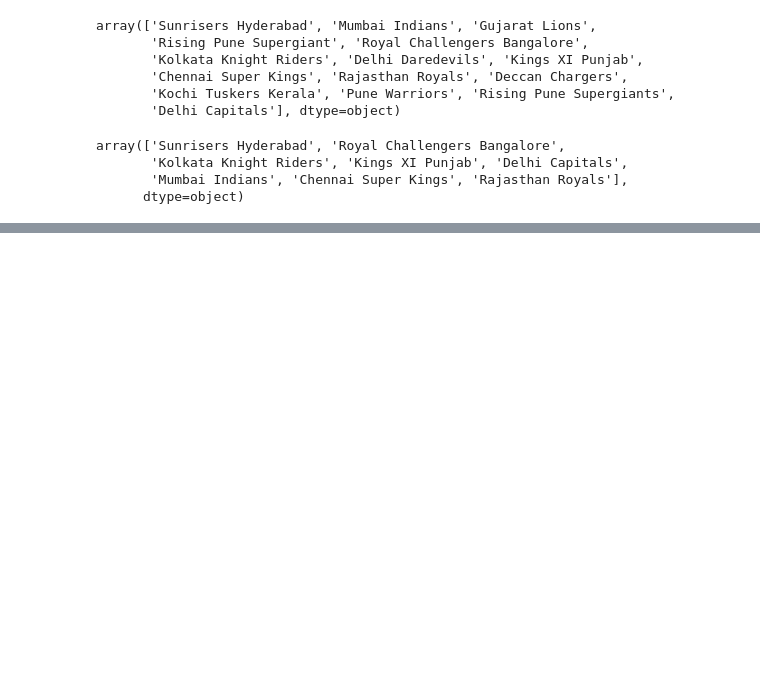
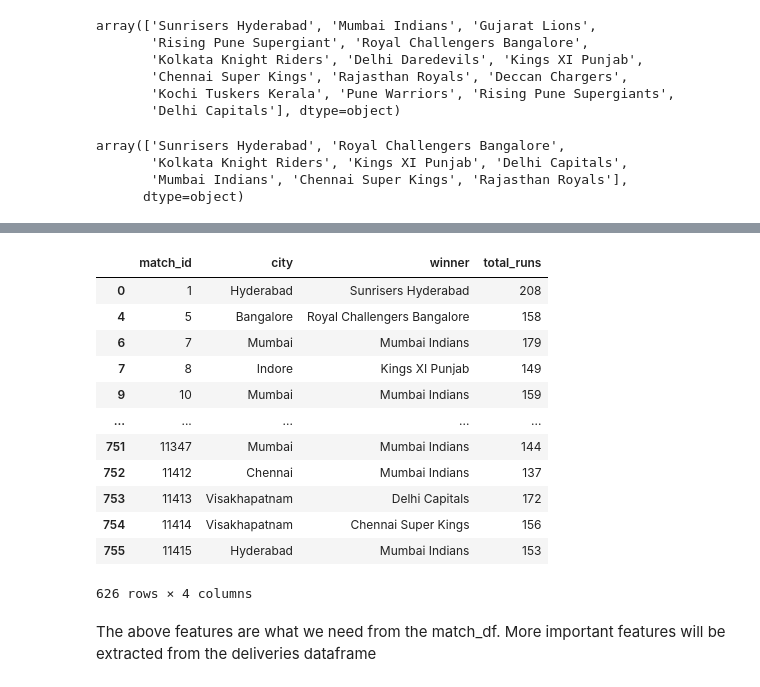
Before and after one commit to lawalsegun2025/ipl_match_win_predictor, a Jupyter notebook: ipl_win_probability_predictor.ipynb, the cells around one changed output, grey strips where cells are left out. Cells and saved outputs as stored; diff of their text form; code cells hidden in the pictures; blank space fills up the shorter version.

```diff
--- a/ipl_win_probability_predictor.ipynb
+++ b/ipl_win_probability_predictor.ipynb
@@ -199,0 +237,27 @@ array(['Sunrisers Hyderabad', 'Royal Challengers Bangalore',
+# %%
+# We will drop every row of matches decided by DLS method
+# and considering only matches that were completed
+match_df = match_df[match_df["dl_applied"]==0]
+
+# for this analysis we will consider the match_id, city, winner
+# and total runs
+
+match_df = match_df[["match_id", "city", "winner", "total_runs"]]
+
+match_df
+# %% [output]
+|  | match_id | city | winner | total_runs |
+| 0 | 1 | Hyderabad | Sunrisers Hyderabad | 208 |
+| 4 | 5 | Bangalore | Royal Challengers Bangalore | 158 |
+| 6 | 7 | Mumbai | Mumbai Indians | 179 |
+| 7 | 8 | Indore | Kings XI Punjab | 149 |
+| 9 | 10 | Mumbai | Mumbai Indians | 159 |
+| ... | ... | ... | ... | ... |
+| 751 | 11347 | Mumbai | Mumbai Indians | 144 |
+| 752 | 11412 | Chennai | Mumbai Indians | 137 |
+| 753 | 11413 | Visakhapatnam | Delhi Capitals | 172 |
+| 754 | 11414 | Visakhapatnam | Chennai Super Kings | 156 |
+| 755 | 11415 | Hyderabad | Mumbai Indians | 153 |
+626 rows × 4 columns
+# %% [markdown]
+The above features are what we need from the match_df. More important features will be extracted from the deliveries dataframe
```
Also changed, not shown: parts of 6 cells of this notebook.
